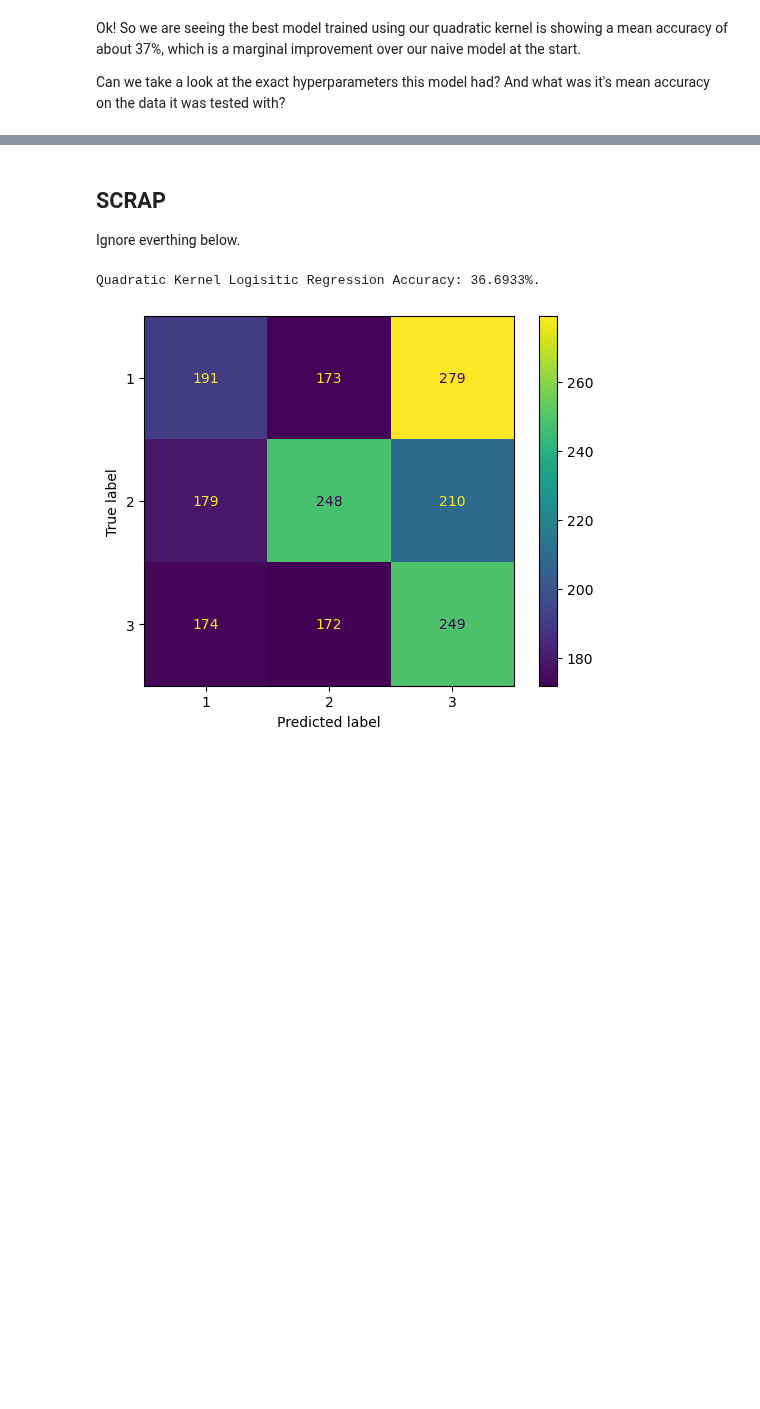
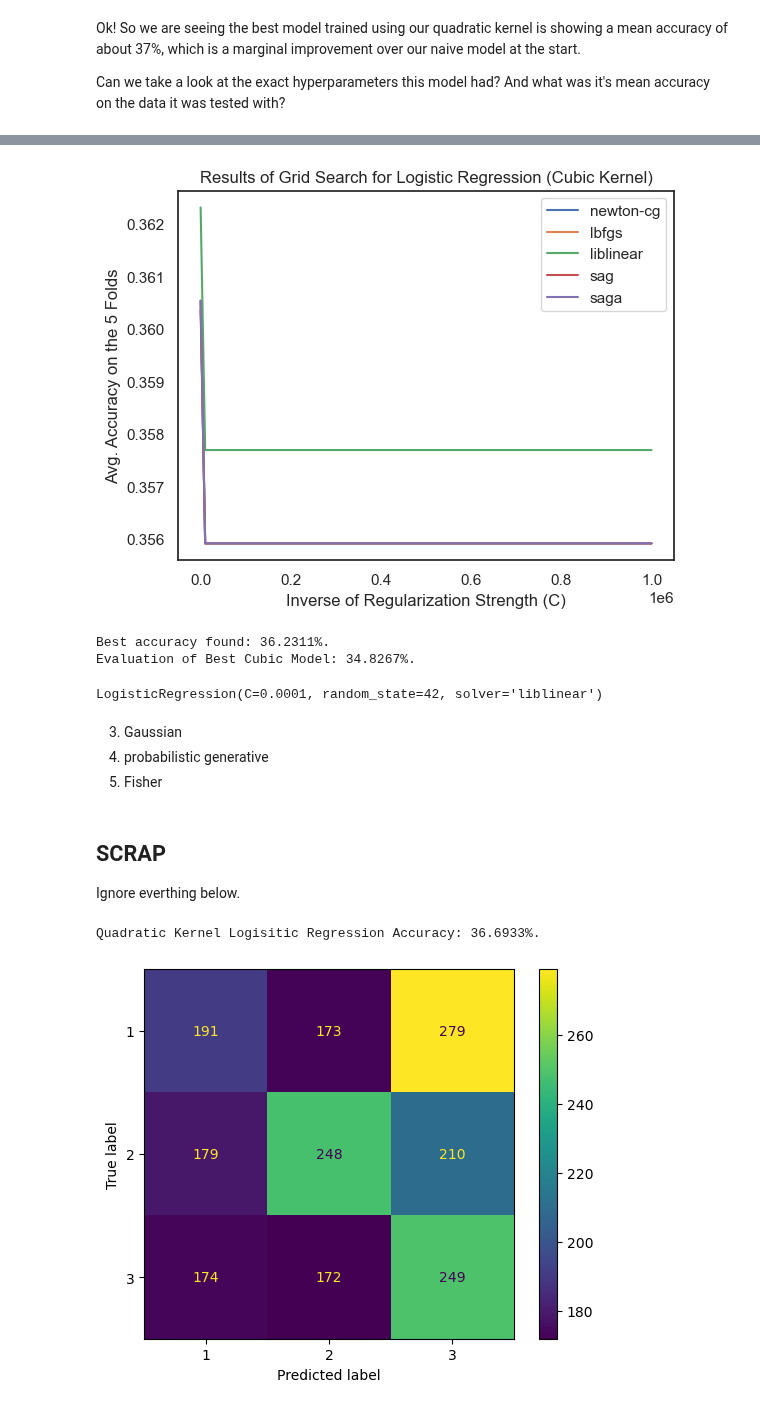
Before and after one commit to UPstartDeveloper/ML-Fundamentals-and-Apps, a Jupyter notebook: SyedRaza_Project1/SyedRaza_Project1.ipynb, the cells around one changed output, grey strips where cells are left out. Drawn from its saved outputs; the diff is of its cells as text; code cells hidden in the pictures; blank space fills up the shorter version.

Commit message:
Apply cubic kernel to project 1 dataset

```diff
--- a/SyedRaza_Project1/SyedRaza_Project1.ipynb
+++ b/SyedRaza_Project1/SyedRaza_Project1.ipynb
@@ -335,5 +331,0 @@ solvers = ['newton-cg', 'lbfgs', 'liblinear', 'sag', 'saga']
-# %%
-parameters = {'C': c_values, 'solver': solvers}
-new_model = LogisticRegression(penalty='l2', random_state=42)
-tuned_model = GridSearchCV(new_model, parameters, cv=5)
-tuned_model.fit(quadratic_X_train, y_train)
@@ -407,3 +405,42 @@ See the text
+# %%
+def cubic_feature_mapping(x, y):
+    """Assume both x and y are column vectors of shape (n, 1)."""
+    x = np.squeeze(x)
+    y = np.squeeze(y)
+
+    return np.column_stack([
+        x ** 3,
+        np.sqrt(3) * (x ** 2) * y,
+        np.sqrt(3) * x * (y ** 2),
+        y ** 3
+    ])
+# %%
+cubic_X_train = cubic_feature_mapping(
+    # x and y are passed here as args, respectively
+    X_train_scaled[:, 0], X_train_scaled[:, 1],
+)
+
+cubic_X_test = cubic_feature_mapping(
+    X_test_scaled[:, 0], X_test_scaled[:, 1],  # x & y, respectively
+)
+# %%
+best_cubic_model = grid_search_and_visualize(
+    cubic_X_train, y_train,
+    cubic_X_test, y_test,
+    kernel_type='Cubic'
+)
+# %% [output]
+[figure, added]
+Best accuracy found: 36.2311%.
+Evaluation of Best Cubic Model: 34.8267%.
+# %%
+best_cubic_model  # displays the hyperparameters
+# %% [output]
+LogisticRegression(C=0.0001, random_state=42, solver='liblinear')
+# %% [markdown]
+3. Gaussian
+4. probabilistic generative
+5. Fisher
 # %% [markdown]
 ## SCRAP
 Ignore everthing below.
```
Also changed, not shown: parts of 14 cells of this notebook.
